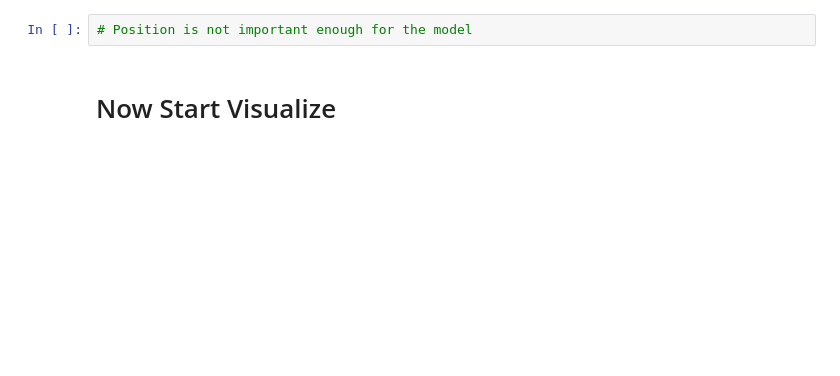
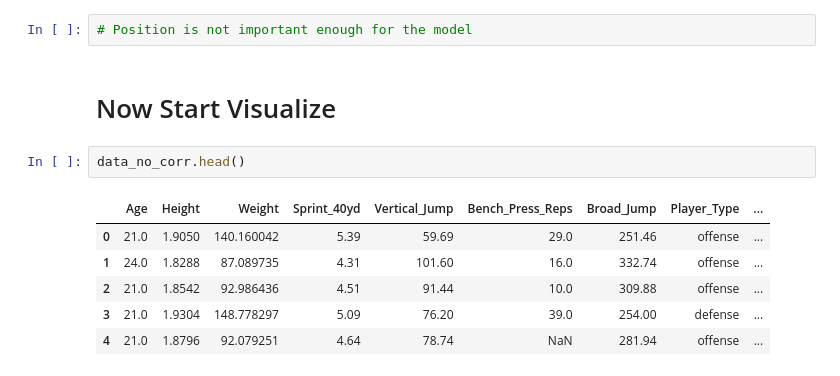
Before and after one commit to SalemElbermawy/comp_gci, a Jupyter notebook: gci_comp.ipynb, the cells around one changed output. Drawn from its saved outputs; the diff is of its cells as text; blank space fills up the shorter version.

Commit message:
Start Visualize Data

```diff
--- a/gci_comp.ipynb
+++ b/gci_comp.ipynb
@@ -318,3 +338,12 @@ xgb_gain_df
 # Position is not important enough for the model
 # %% [markdown]
 # Now Start Visualize
+# %%
+data_no_corr.head()
+# %% [output]
+|  | Age | Height | Weight | Sprint_40yd | Vertical_Jump | Bench_Press_Reps | Broad_Jump | Player_Type | ... |
+| 0 | 21.0 | 1.9050 | 140.160042 | 5.39 | 59.69 | 29.0 | 251.46 | offense | ... |
+| 1 | 24.0 | 1.8288 | 87.089735 | 4.31 | 101.60 | 16.0 | 332.74 | offense | ... |
+| 2 | 21.0 | 1.8542 | 92.986436 | 4.51 | 91.44 | 10.0 | 309.88 | offense | ... |
+| 3 | 21.0 | 1.9304 | 148.778297 | 5.09 | 76.20 | 39.0 | 254.00 | defense | ... |
+| 4 | 21.0 | 1.8796 | 92.079251 | 4.64 | 78.74 | NaN | 281.94 | offense | ... |
```
Also changed, not shown: parts of 8 cells of this notebook.
